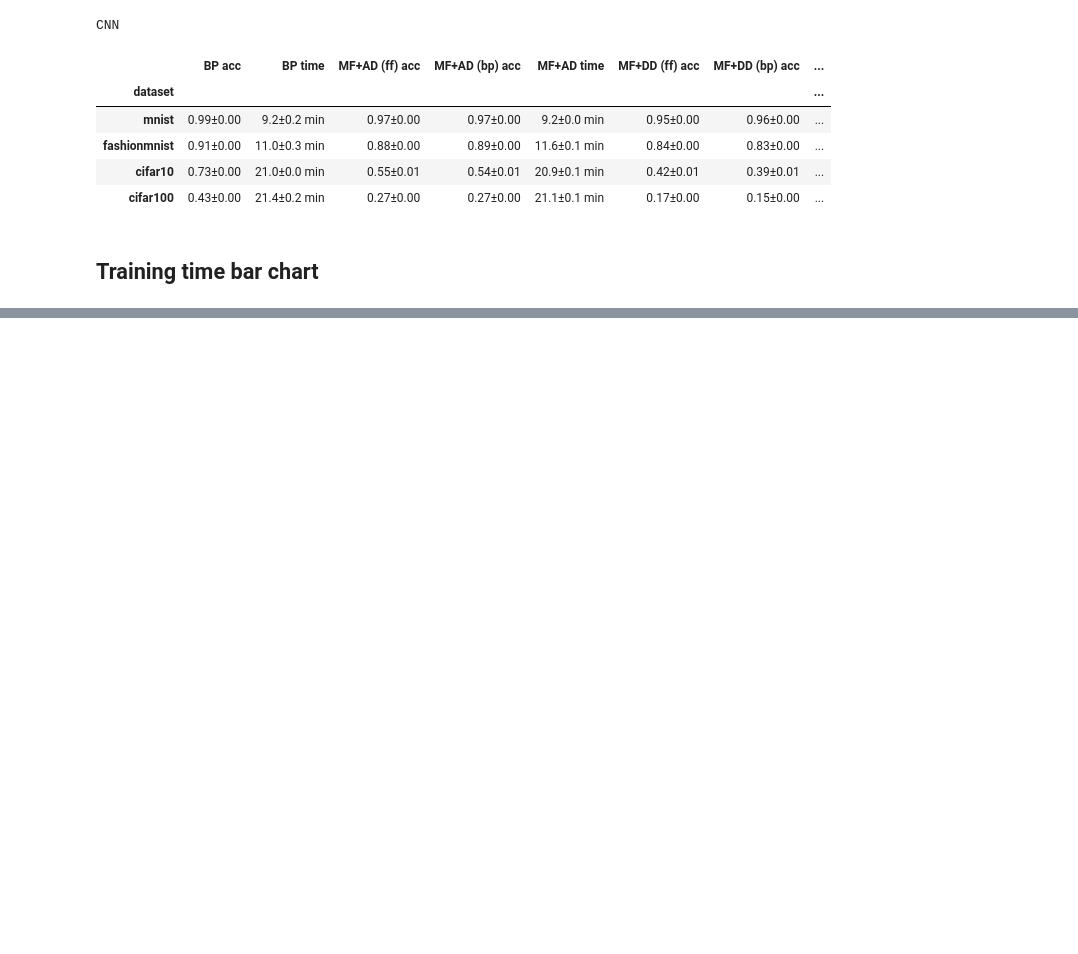
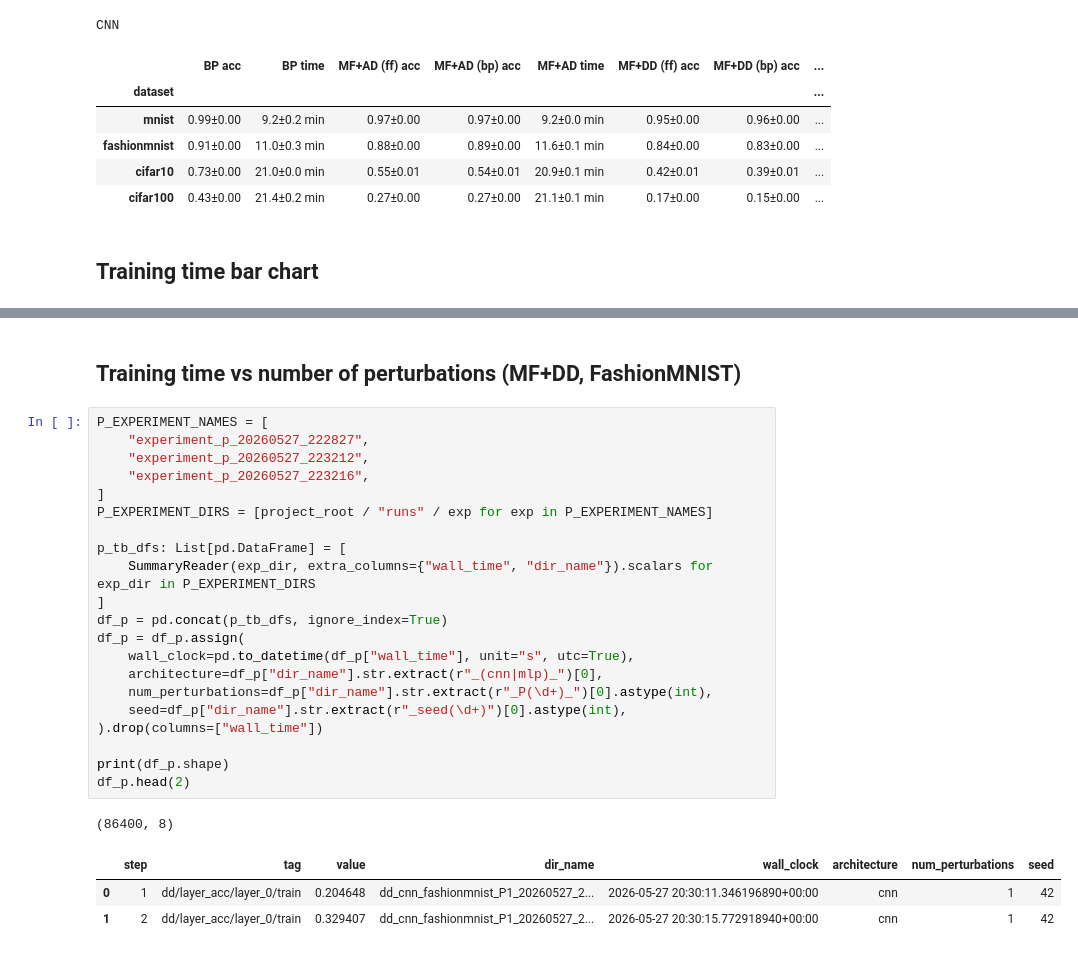
Before and after one commit to gorpeliates/ad-free-monofwd, a Jupyter notebook: notebooks/acc_time_comparison.ipynb, the cells around one changed output, grey strips where cells are left out. Cells and saved outputs as stored; diff of their text form; blank space fills up the shorter version.

```diff
--- a/notebooks/acc_time_comparison.ipynb
+++ b/notebooks/acc_time_comparison.ipynb
@@ -413,0 +414,28 @@ plt.show()
+# %% [markdown]
+## Training time vs number of perturbations (MF+DD, FashionMNIST)
+# %%
+P_EXPERIMENT_NAMES = [
+    "experiment_p_20260527_222827",
+    "experiment_p_20260527_223212",
+    "experiment_p_20260527_223216",
+]
+P_EXPERIMENT_DIRS = [project_root / "runs" / exp for exp in P_EXPERIMENT_NAMES]
+
+p_tb_dfs: List[pd.DataFrame] = [
+    SummaryReader(exp_dir, extra_columns={"wall_time", "dir_name"}).scalars for exp_dir in P_EXPERIMENT_DIRS
+]
+df_p = pd.concat(p_tb_dfs, ignore_index=True)
+df_p = df_p.assign(
+    wall_clock=pd.to_datetime(df_p["wall_time"], unit="s", utc=True),
+    architecture=df_p["dir_name"].str.extract(r"_(cnn|mlp)_")[0],
+    num_perturbations=df_p["dir_name"].str.extract(r"_P(\d+)_")[0].astype(int),
+    seed=df_p["dir_name"].str.extract(r"_seed(\d+)")[0].astype(int),
+).drop(columns=["wall_time"])
+
+print(df_p.shape)
+df_p.head(2)
+# %% [output]
+(86400, 8)
+|  | step | tag | value | dir_name | wall_clock | architecture | num_perturbations | seed |
+| 0 | 1 | dd/layer_acc/layer_0/train | 0.204648 | dd_cnn_fashionmnist_P1_20260527_2... | 2026-05-27 20:30:11.346196890+00:00 | cnn | 1 | 42 |
+| 1 | 2 | dd/layer_acc/layer_0/train | 0.329407 | dd_cnn_fashionmnist_P1_20260527_2... | 2026-05-27 20:30:15.772918940+00:00 | cnn | 1 | 42 |
```
Also changed, not shown: parts of 4 cells of this notebook.
